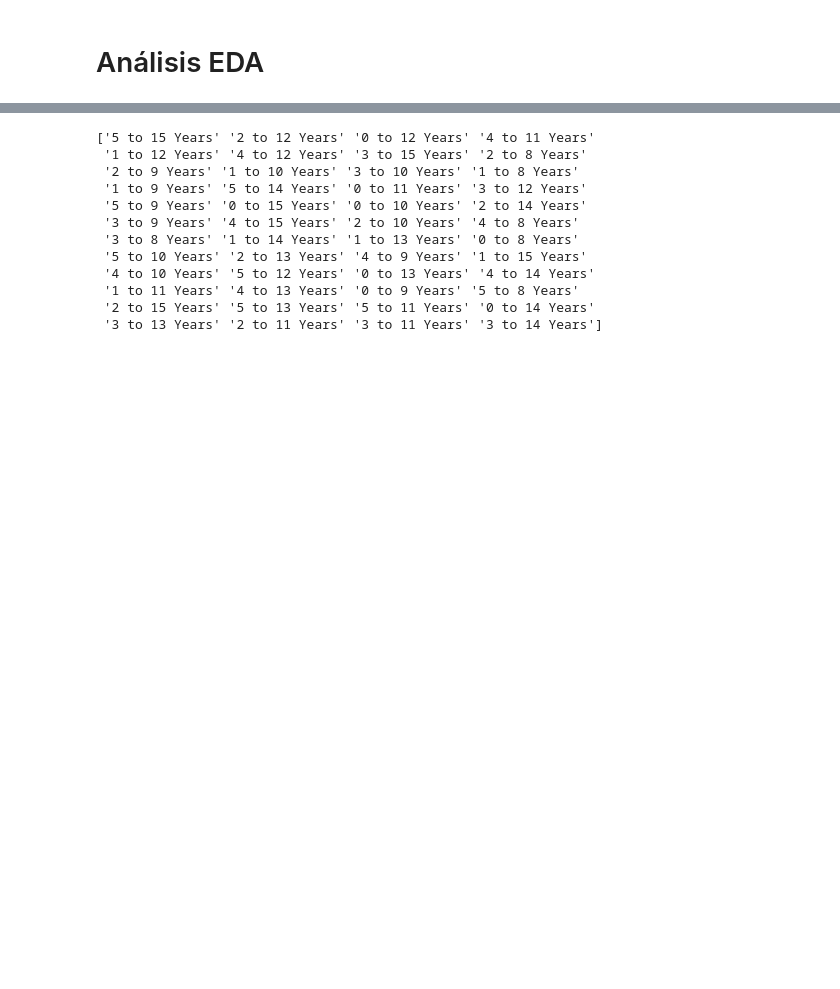
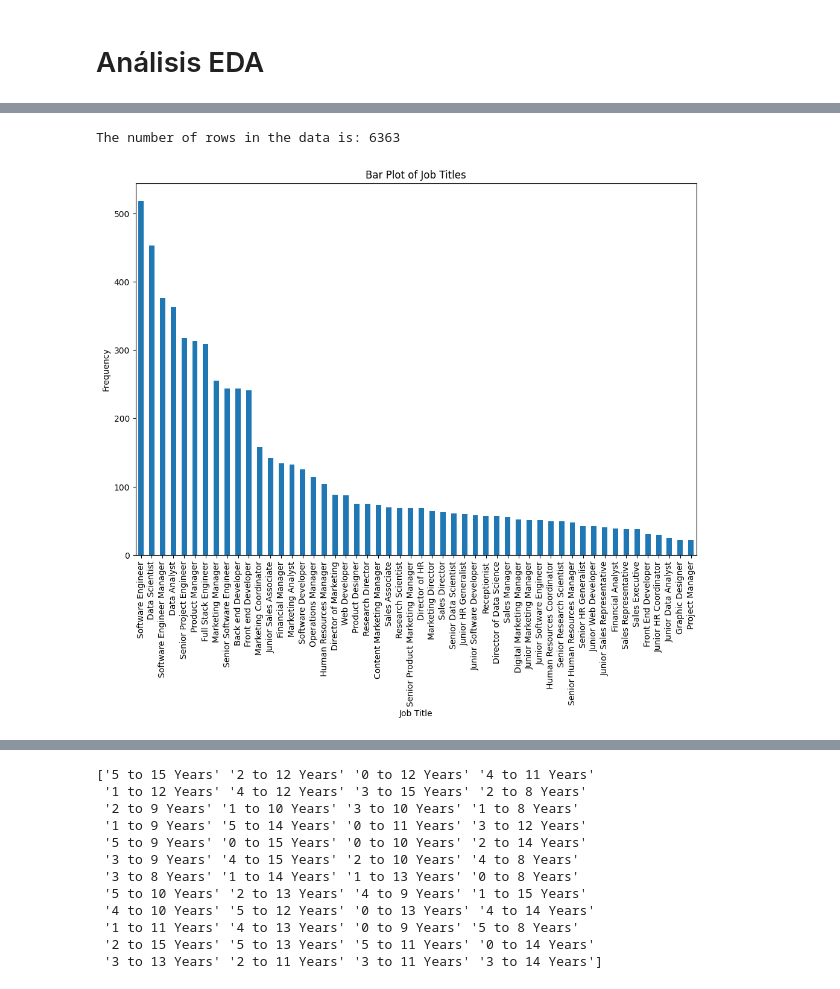
Before and after one commit to B1oko/AI_Project_2, a Jupyter notebook: Alejandro/EDA.ipynb, the cells around one changed output, grey strips where cells are left out. Saved outputs shown, nothing was run; the diff lists cells and outputs as text; code cells hidden in the pictures; blank space fills up the shorter version.

```diff
--- a/Alejandro/EDA.ipynb
+++ b/Alejandro/EDA.ipynb
@@ -17,0 +41,2 @@ data.head(6)
+# %%
+data['Education Level'] = data['Education Level'].replace('phD', 'PhD')
@@ -17,0 +66,22 @@ data.head(6)
+# %%
+# Filter out job titles that appear less than 10 times
+job_title_counts = data['Job Title'].value_counts()
+job_titles_to_keep = job_title_counts[job_title_counts >= 20].index
+
+# Keep only the rows with job titles that appear at least 10 times
+data = data[data['Job Title'].isin(job_titles_to_keep)]
+
+row_count = len(data)
+print(f'The number of rows in the data is: {row_count}')
+# %% [output]
+The number of rows in the data is: 6363
+# %%
+plt.figure(figsize=(12, 8))
+data['Job Title'].value_counts().plot(kind='bar')
+plt.title('Bar Plot of Job Titles')
+plt.xlabel('Job Title')
+plt.ylabel('Frequency')
+plt.xticks(rotation=90)
+plt.show()
+# %% [output]
+[figure, added]
```
Also changed, not shown: parts of 12 cells of this notebook, 2 other files.
